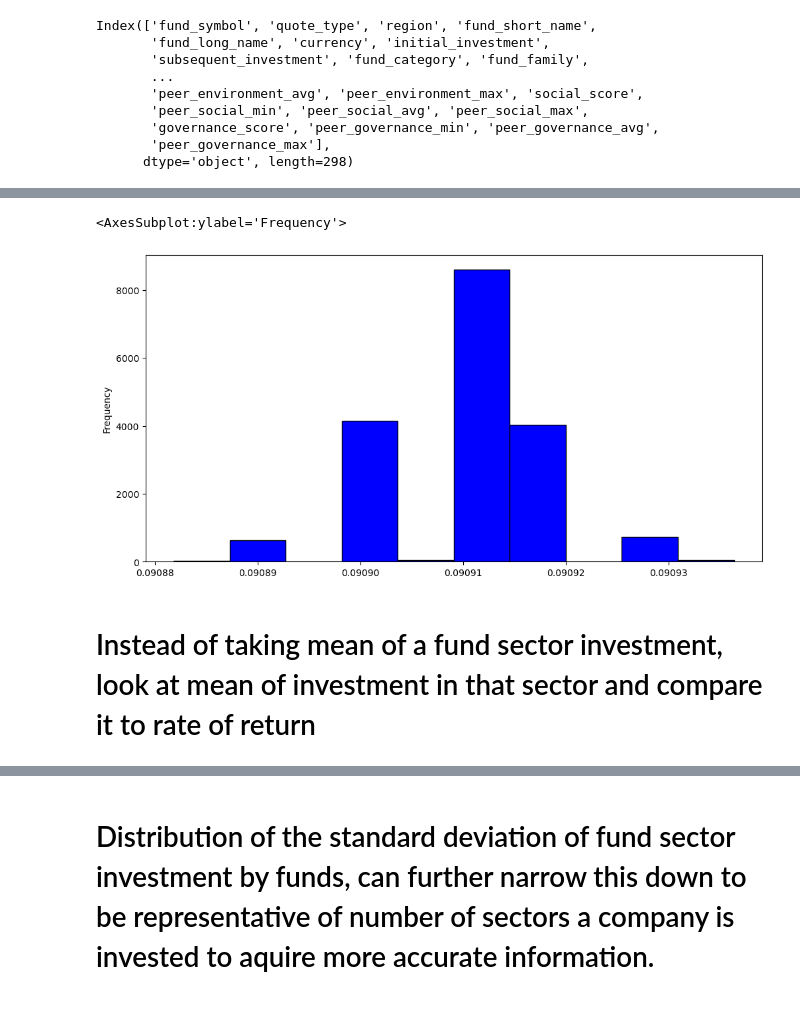
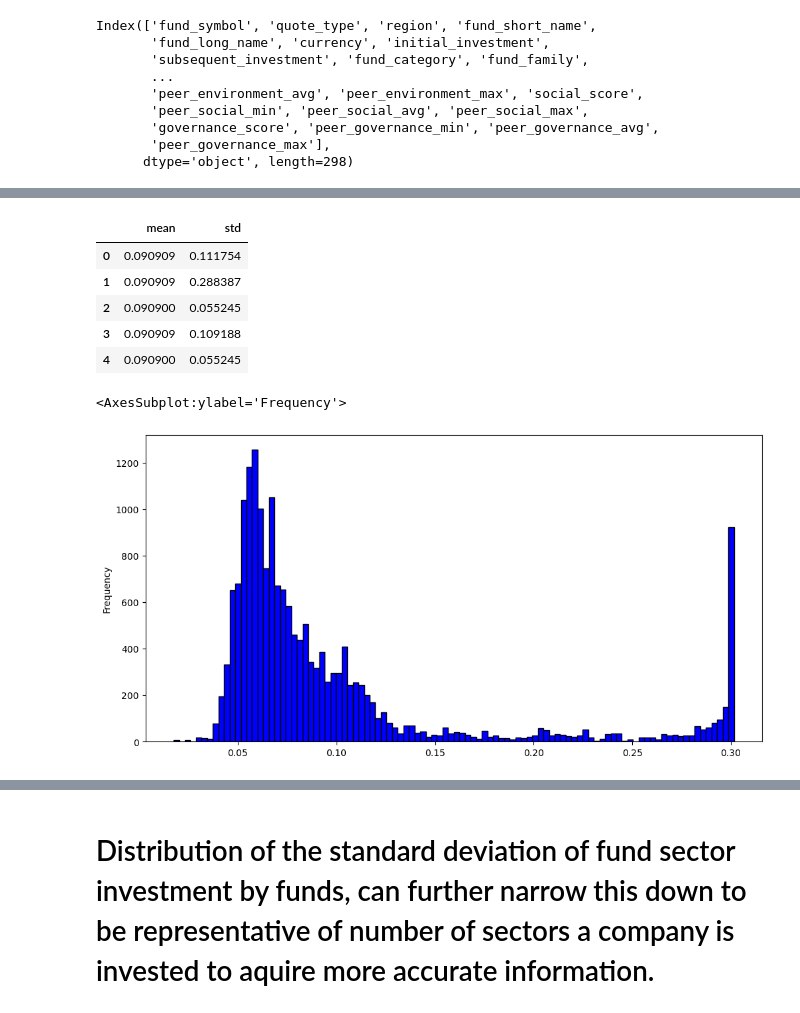
Before and after one commit to ubco-W2022T2-data301/project-group-group-57, a Jupyter notebook: analysis/analysis_Adam_Goebel.ipynb, the cells around one changed output, grey strips where cells are left out. Saved outputs shown, nothing was run; the diff lists cells and outputs as text; code cells hidden in the pictures.

```diff
--- a/analysis/analysis_Adam_Goebel.ipynb
+++ b/analysis/analysis_Adam_Goebel.ipynb
@@ -82,7 +90,15 @@ sns.heatmap(corr, xticklabels=corr.columns, yticklabels=corr.columns, annot=True
+# %%
+df2 = df[['mean','std']]
+df2.head()
+# %% [output]
+|  | mean | std |
+| 0 | 0.090909 | 0.111754 |
+| 1 | 0.090909 | 0.288387 |
+| 2 | 0.090900 | 0.055245 |
+| 3 | 0.090909 | 0.109188 |
+| 4 | 0.090900 | 0.055245 |
 # %%
-df1['mean'].plot(kind='hist', bins=10, figsize=(12,6), facecolor='blue',edgecolor='black')
+df2['std'].plot(kind='hist', bins=100, figsize=(12,6), facecolor='blue',edgecolor='black')
 # %% [output]
 <AxesSubplot:ylabel='Frequency'>
-[figure, old version]
+[figure, new version]
-# %% [markdown]
-# Instead of taking mean of a fund sector investment, look at mean of investment in that sector and compare it to rate of return
```
Also changed, not shown: parts of 15 cells of this notebook.
